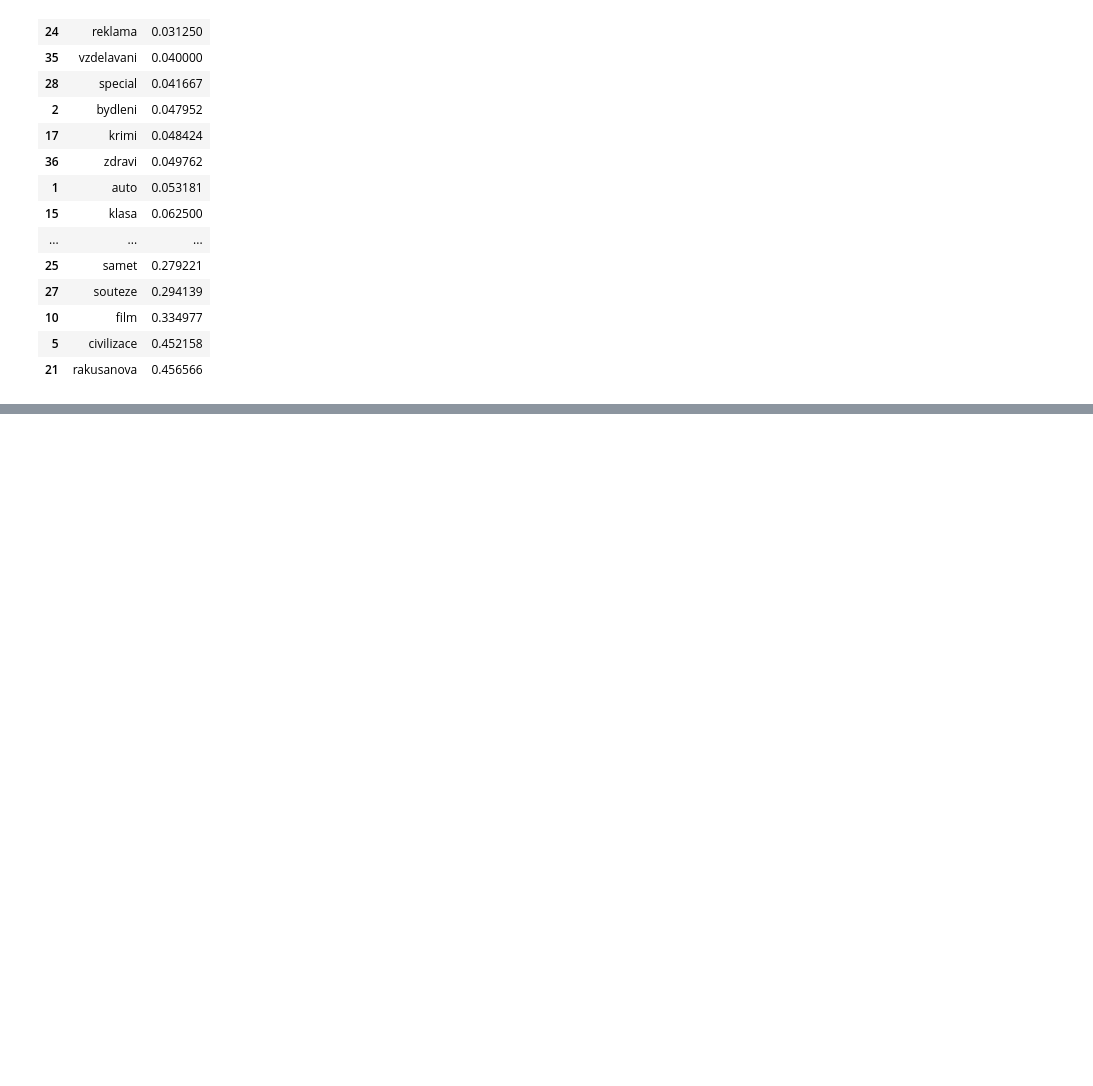
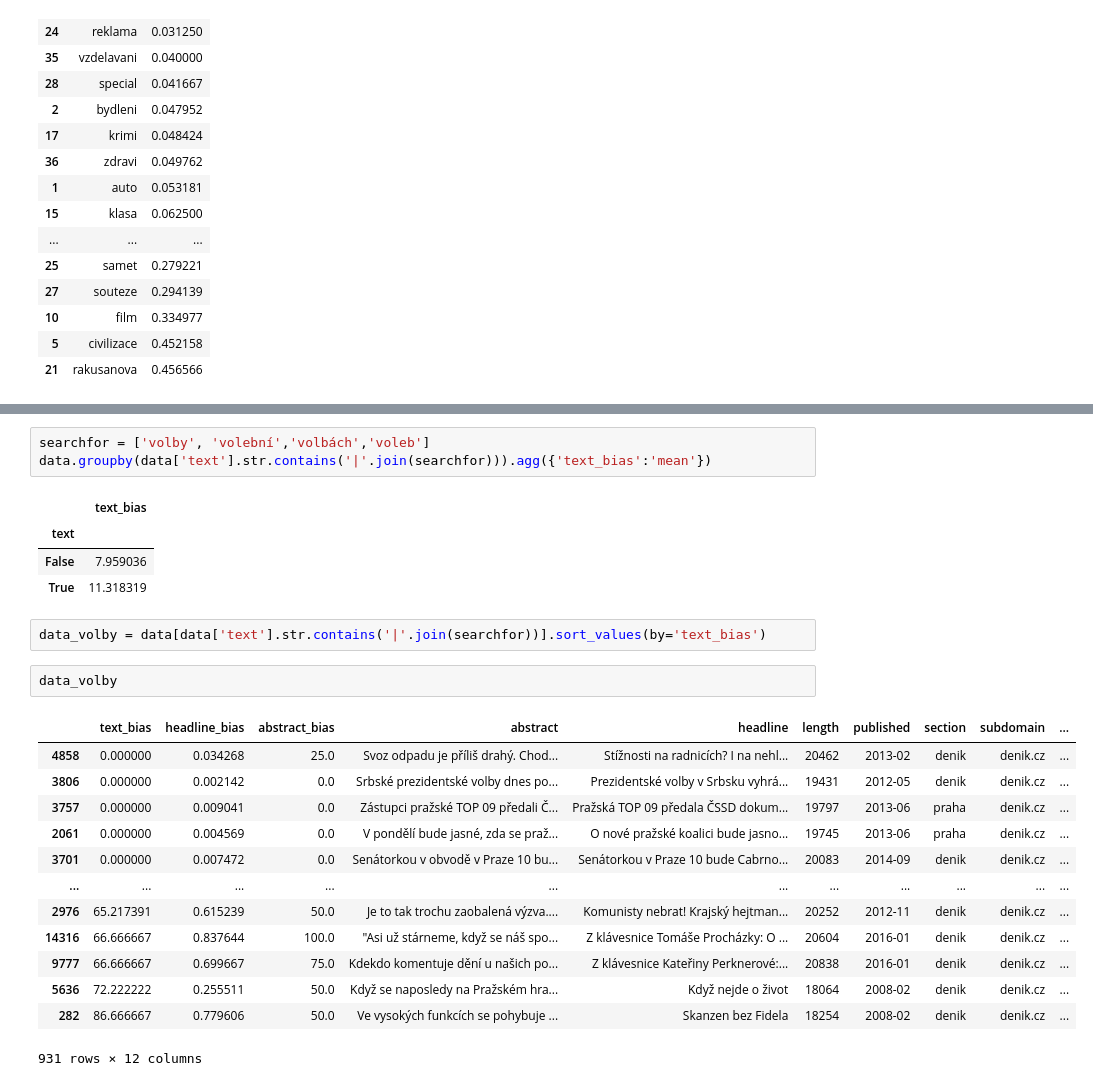
Before and after one commit to horychtom/czech-media-bias-detection, a Jupyter notebook: notebooks/media/full_pipeline/inference_experiments.ipynb, the cells around one changed output, grey strips where cells are left out. Saved outputs shown, nothing was run; the diff lists cells and outputs as text; blank space fills up the shorter version.

```diff
--- a/notebooks/media/full_pipeline/inference_experiments.ipynb
+++ b/notebooks/media/full_pipeline/inference_experiments.ipynb
@@ -290,0 +369,26 @@ df_sections.sort_values(by='text_bias')
+# %%
+searchfor = ['volby', 'volební','volbách','voleb']
+data.groupby(data['text'].str.contains('|'.join(searchfor))).agg({'text_bias':'mean'})
+# %% [output]
+|  | text_bias |
+| text |  |
+| False | 7.959036 |
+| True | 11.318319 |
+# %%
+data_volby = data[data['text'].str.contains('|'.join(searchfor))].sort_values(by='text_bias')
+# %%
+data_volby
+# %% [output]
+|  | text_bias | headline_bias | abstract_bias | abstract | headline | length | published | section | subdomain | ... |
+| 4858 | 0.000000 | 0.034268 | 25.0 | Svoz odpadu je příliš drahý. Chod... | Stížnosti na radnicích? I na nehl... | 20462 | 2013-02 | denik | denik.cz | ... |
+| 3806 | 0.000000 | 0.002142 | 0.0 | Srbské prezidentské volby dnes po... | Prezidentské volby v Srbsku vyhrá... | 19431 | 2012-05 | denik | denik.cz | ... |
+| 3757 | 0.000000 | 0.009041 | 0.0 | Zástupci pražské TOP 09 předali Č... | Pražská TOP 09 předala ČSSD dokum... | 19797 | 2013-06 | praha | denik.cz | ... |
+| 2061 | 0.000000 | 0.004569 | 0.0 | V pondělí bude jasné, zda se praž... | O nové pražské koalici bude jasno... | 19745 | 2013-06 | praha | denik.cz | ... |
+| 3701 | 0.000000 | 0.007472 | 0.0 | Senátorkou v obvodě v Praze 10 bu... | Senátorkou v Praze 10 bude Cabrno... | 20083 | 2014-09 | denik | denik.cz | ... |
+| ... | ... | ... | ... | ... | ... | ... | ... | ... | ... | ... |
+| 2976 | 65.217391 | 0.615239 | 50.0 | Je to tak trochu zaobalená výzva.... | Komunisty nebrat! Krajský hejtman... | 20252 | 2012-11 | denik | denik.cz | ... |
+| 14316 | 66.666667 | 0.837644 | 100.0 | "Asi už stárneme, když se náš spo... | Z klávesnice Tomáše Procházky: O ... | 20604 | 2016-01 | denik | denik.cz | ... |
+| 9777 | 66.666667 | 0.699667 | 75.0 | Kdekdo komentuje dění u našich po... | Z klávesnice Kateřiny Perknerové:... | 20838 | 2016-01 | denik | denik.cz | ... |
+| 5636 | 72.222222 | 0.255511 | 50.0 | Když se naposledy na Pražském hra... | Když nejde o život | 18064 | 2008-02 | denik | denik.cz | ... |
+| 282 | 86.666667 | 0.779606 | 50.0 | Ve vysokých funkcích se pohybuje ... | Skanzen bez Fidela | 18254 | 2008-02 | denik | denik.cz | ... |
+931 rows × 12 columns
```
Also changed, not shown: parts of 38 cells of this notebook.
